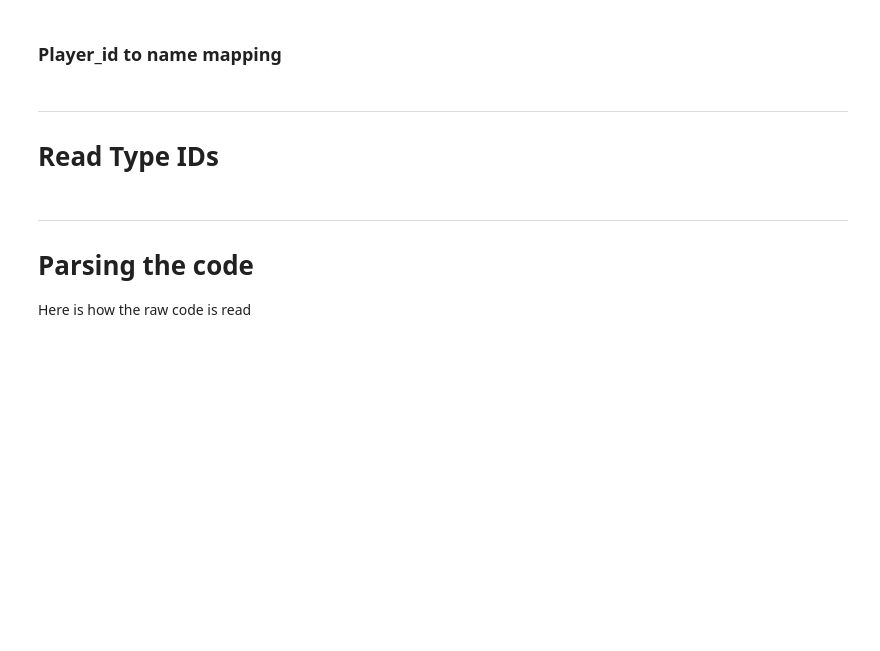
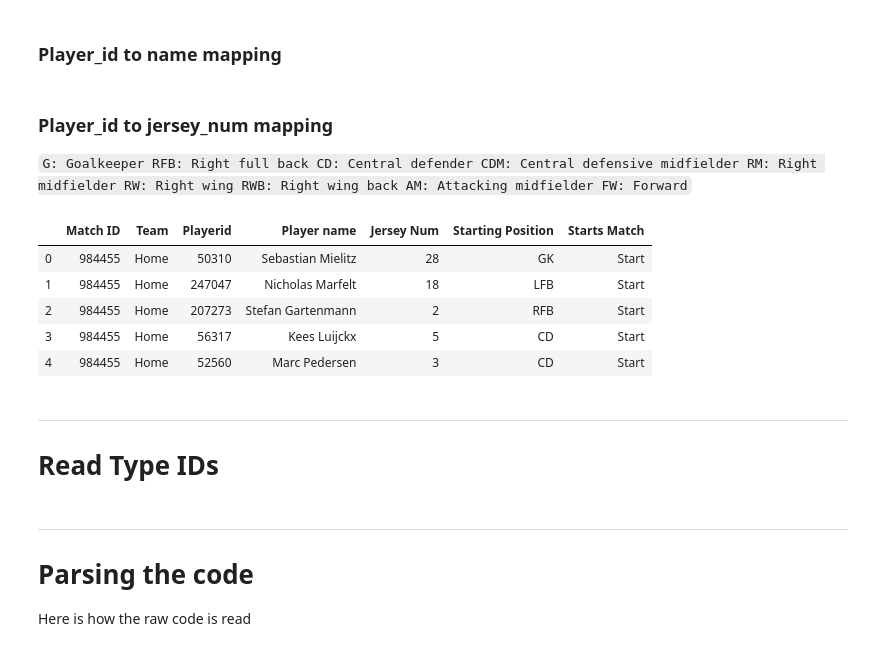
Before and after one commit to Jbalkan/SoccerTrackingData3, a Jupyter notebook: 1_Split_Metrics.ipynb, the cells around one changed output. Saved outputs shown, nothing was run; the diff lists cells and outputs as text; code cells hidden in the pictures; blank space fills up the shorter version.

```diff
--- a/1_Split_Metrics.ipynb
+++ b/1_Split_Metrics.ipynb
@@ -170,6 +172,29 @@ summary_from_split.sort_values(['team', 'player_id']).head()
 ### Player_id to name mapping
 # %%
 player_id_to_name = splits_clean.reset_index()[['player_name', 'player_id']].drop_duplicates().set_index('player_id').to_dict()['player_name']
+# %% [markdown]
+### Player_id to jersey_num mapping
+
+`G: Goalkeeper
+RFB: Right full back
+CD: Central defender
+CDM: Central defensive midfielder
+RM: Right midfielder
+RW: Right wing
+RWB: Right wing back
+AM: Attacking midfielder
+FW: Forward`
+# %%
+player_id_to_name = pd.read_csv(os.path.join(fpath, 'playerid_jerseynum_map.csv'))
+# %%
+player_id_to_name.head()
+# %% [output]
+|  | Match ID | Team | Playerid | Player name | Jersey Num | Starting Position | Starts Match |
+| 0 | 984455 | Home | 50310 | Sebastian Mielitz | 28 | GK | Start |
+| 1 | 984455 | Home | 247047 | Nicholas Marfelt | 18 | LFB | Start |
+| 2 | 984455 | Home | 207273 | Stefan Gartenmann | 2 | RFB | Start |
+| 3 | 984455 | Home | 56317 | Kees Luijckx | 5 | CD | Start |
+| 4 | 984455 | Home | 52560 | Marc Pedersen | 3 | CD | Start |
 # %% [markdown]
 ---
 # Read Type IDs
```
Also changed, not shown: parts of 20 cells of this notebook, 3 other files.
